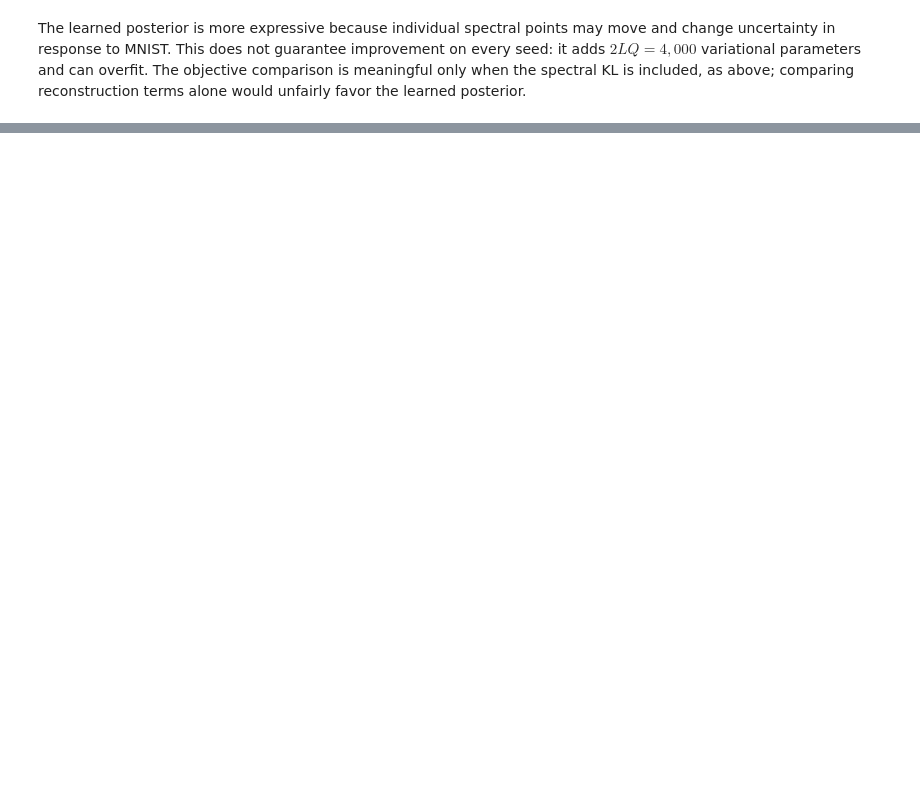
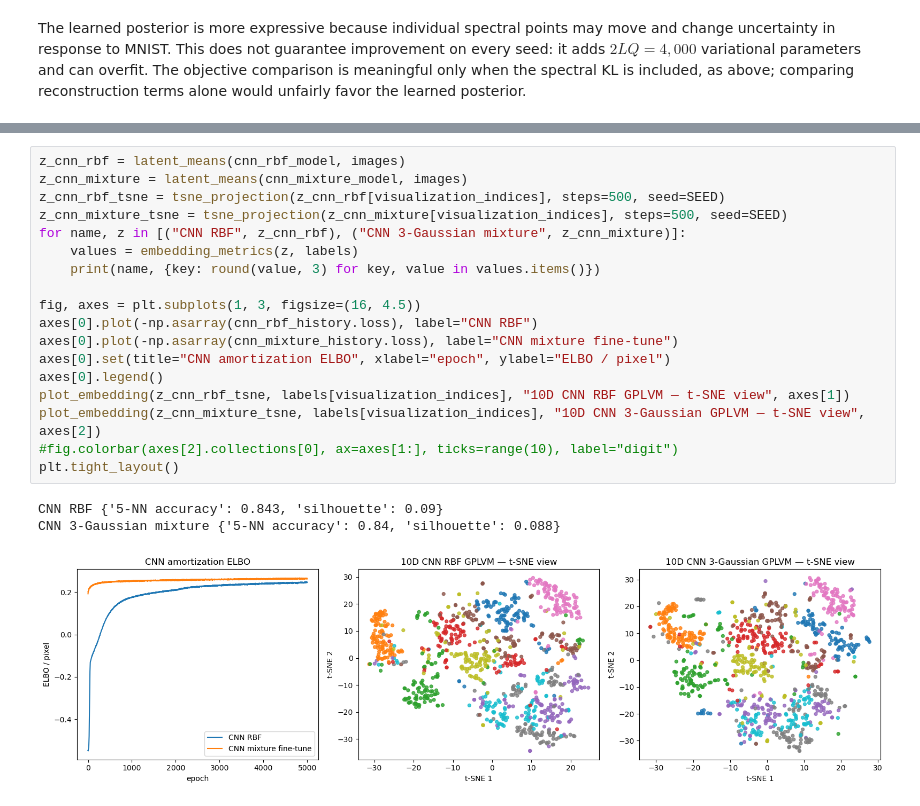
Before and after one commit to OLMOS-PM/GPPS_2026, a Jupyter notebook: gp_gplvm_mnist_demo.ipynb, the cells around one changed output, grey strips where cells are left out. Saved outputs shown, nothing was run; the diff lists cells and outputs as text; blank space fills up the shorter version.

```diff
--- a/gp_gplvm_mnist_demo.ipynb
+++ b/gp_gplvm_mnist_demo.ipynb
@@ -607,0 +671,22 @@ unfairly favor the learned posterior.
+# %%
+z_cnn_rbf = latent_means(cnn_rbf_model, images)
+z_cnn_mixture = latent_means(cnn_mixture_model, images)
+z_cnn_rbf_tsne = tsne_projection(z_cnn_rbf[visualization_indices], steps=500, seed=SEED)
+z_cnn_mixture_tsne = tsne_projection(z_cnn_mixture[visualization_indices], steps=500, seed=SEED)
+for name, z in [("CNN RBF", z_cnn_rbf), ("CNN 3-Gaussian mixture", z_cnn_mixture)]:
+    values = embedding_metrics(z, labels)
+    print(name, {key: round(value, 3) for key, value in values.items()})
+
+fig, axes = plt.subplots(1, 3, figsize=(16, 4.5))
+axes[0].plot(-np.asarray(cnn_rbf_history.loss), label="CNN RBF")
+axes[0].plot(-np.asarray(cnn_mixture_history.loss), label="CNN mixture fine-tune")
+axes[0].set(title="CNN amortization ELBO", xlabel="epoch", ylabel="ELBO / pixel")
+axes[0].legend()
+plot_embedding(z_cnn_rbf_tsne, labels[visualization_indices], "10D CNN RBF GPLVM — t-SNE view", axes[1])
+plot_embedding(z_cnn_mixture_tsne, labels[visualization_indices], "10D CNN 3-Gaussian GPLVM — t-SNE view", axes[2])
+#fig.colorbar(axes[2].collections[0], ax=axes[1:], ticks=range(10), label="digit")
+plt.tight_layout()
+# %% [output]
+CNN RBF {'5-NN accuracy': 0.843, 'silhouette': 0.09}
+CNN 3-Gaussian mixture {'5-NN accuracy': 0.84, 'silhouette': 0.088}
+[figure, added]
```
Also changed, not shown: parts of 11 cells of this notebook, 2 other files.
